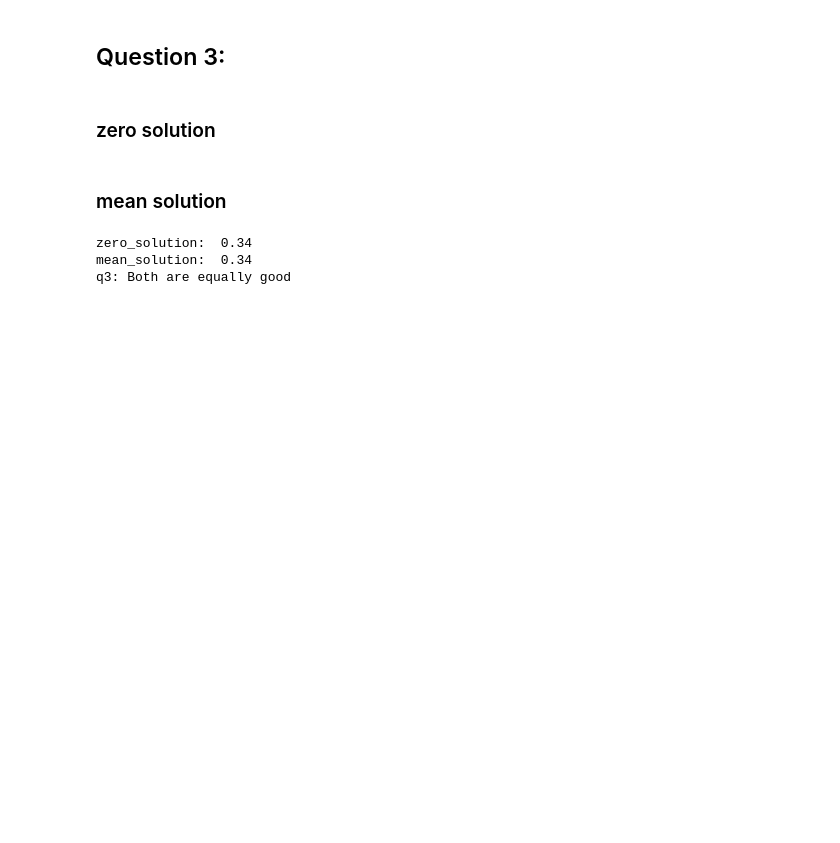
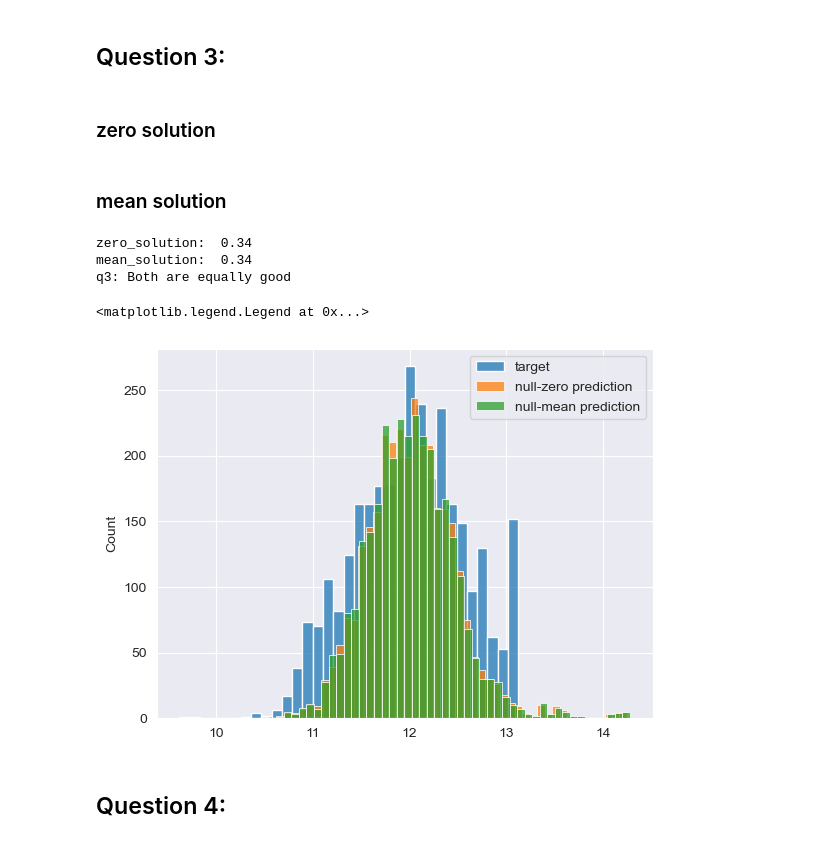
Before and after one commit to shayansm2/ML-zoomcamp-playground, a Jupyter notebook: week2/hw2.ipynb, the cells around one changed output. Drawn from its saved outputs; the diff is of its cells as text; code cells hidden in the pictures; blank space fills up the shorter version.

```diff
--- a/week2/hw2.ipynb
+++ b/week2/hw2.ipynb
@@ -144,7 +150,6 @@ x = df_train_1.values
 model.train(x, y_train)
 # %%
-df_validation_1 = df_validation.copy()
-df_validation_1['total_bedrooms'].fillna(0, inplace=True)
-y_predict_1 = model.give_predictions(df_validation_1)
+x_validation = zero_nan_data_prep(df_validation)
+y_predict_1 = model.predict(x_validation)
 # %% [markdown]
 ### mean solution
@@ -154,11 +156,14 @@ df_train_2['total_bedrooms'].fillna(df_train_2['total_bedrooms'].mean(), inplace
+# %%
+def mean_nan_data_prep(df: pd.DataFrame):
+    new_df = df.copy()
+    new_df['total_bedrooms'].fillna(new_df['total_bedrooms'].mean(), inplace=True)
+    return new_df.values
 # %%
-model = LinearRegression(len(df_train_1.columns))
-x = df_train_2.values
+x = mean_nan_data_prep(df_train)
 model.train(x, y_train)
 # %%
-df_validation_2 = df_validation.copy()
-df_validation_2['total_bedrooms'].fillna(df_validation_2['total_bedrooms'].mean(), inplace=True)
-y_predict_2 = model.give_predictions(df_validation_2)
+x_validation = mean_nan_data_prep(df_validation)
+y_predict_2 = model.predict(x_validation)
 # %%
 print('zero_solution: ', round(model.rmse(y_validation, y_predict_1), 2))
 print('mean_solution: ', round(model.rmse(y_validation, y_predict_2), 2))
@@ -167,3 +172,13 @@ print('q3: Both are equally good')
 zero_solution:  0.34
 mean_solution:  0.34
 q3: Both are equally good
+# %%
+sns.histplot(y_validation, label='target')
+sns.histplot(y_predict_1, label='null-zero prediction')
+sns.histplot(y_predict_2, label='null-mean prediction')
+plt.legend()
+# %% [output]
+<matplotlib.legend.Legend at 0x...>
+[figure, added]
+# %% [markdown]
+## Question 4:
```
Also changed, not shown: parts of 15 cells of this notebook.
